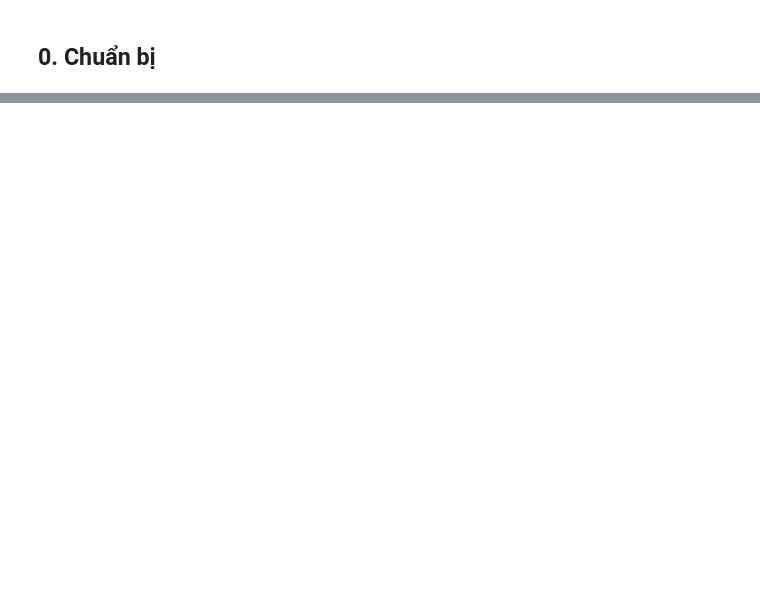
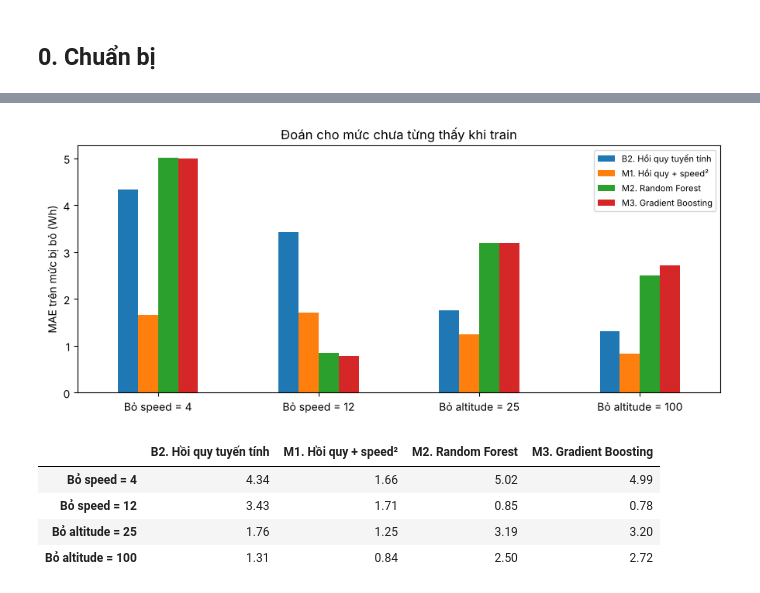
Before and after one commit to viewer22/DTA, a Jupyter notebook: notebooks/04_experiment_evaluation.ipynb, the cells around one changed output, grey strips where cells are left out. Drawn from its saved outputs; the diff is of its cells as text; code cells hidden in the pictures; blank space fills up the shorter version.

```diff
--- a/notebooks/04_experiment_evaluation.ipynb
+++ b/notebooks/04_experiment_evaluation.ipynb
@@ -50,0 +302,26 @@ Viết bằng lời của bạn: bước này tìm ra gì, con số nào sẽ đ
+# %%
+ngoai_suy = {}
+for cot, muc in [("speed", 4), ("speed", 12), ("altitude", 25), ("altitude", 100)]:
+    tr = df[cot] != muc
+    te = ~tr
+    ngoai_suy[f"Bỏ {cot} = {muc}"] = {
+        ten: np.abs(y[te] - clone(m).fit(X[tr], y[tr]).predict(X[te])).mean()
+        for ten, m in mo_hinh.items()
+    }
+ngoai_suy = pd.DataFrame(ngoai_suy).T.round(2)
+
+ax = ngoai_suy.plot.bar(figsize=(9, 4), rot=0)
+ax.set_ylabel("MAE trên mức bị bỏ (Wh)")
+ax.set_title("Đoán cho mức chưa từng thấy khi train")
+ax.legend(fontsize=8)
+plt.tight_layout()
+plt.savefig(FIGURES / "exp_ngoai_suy.png", dpi=150)
+plt.show()
+ngoai_suy
+# %% [output]
+[figure, added]
+|  | B2. Hồi quy tuyến tính | M1. Hồi quy + speed² | M2. Random Forest | M3. Gradient Boosting |
+| Bỏ speed = 4 | 4.34 | 1.66 | 5.02 | 4.99 |
+| Bỏ speed = 12 | 3.43 | 1.71 | 0.85 | 0.78 |
+| Bỏ altitude = 25 | 1.76 | 1.25 | 3.19 | 3.20 |
+| Bỏ altitude = 100 | 1.31 | 0.84 | 2.50 | 2.72 |
```
Also changed, not shown: parts of 36 cells of this notebook, 4 other files.
